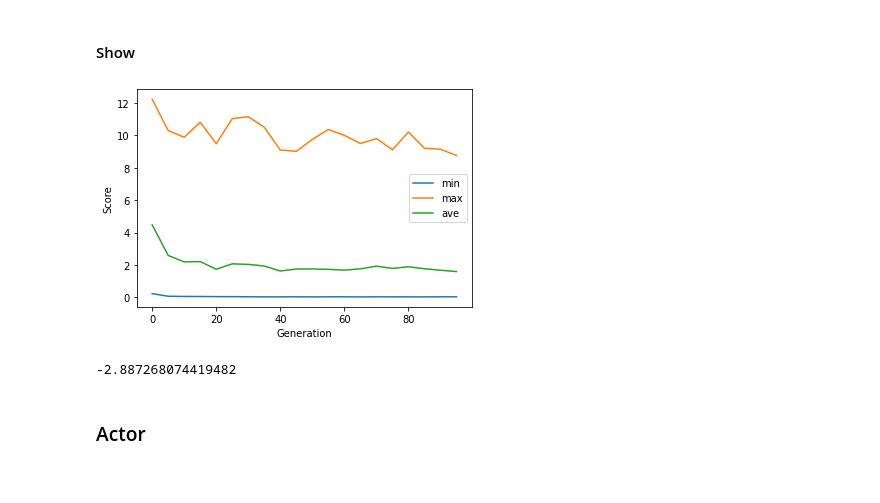
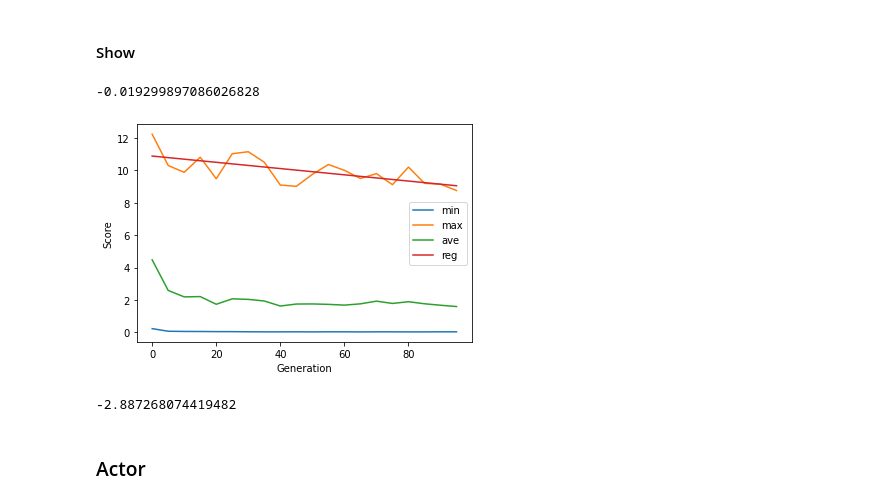
Before and after one commit to oyako-li/TPG, a Jupyter notebook: profile.ipynb, the cells around one changed output. Saved outputs shown, nothing was run; the diff lists cells and outputs as text; code cells hidden in the pictures.

```diff
--- a/profile.ipynb
+++ b/profile.ipynb
@@ -532,10 +546,14 @@ ma=np.divide(ma,10)
 av=np.divide(av,10)
 ge = np.arange((ends-mi.size)*step, ends*step, step)
 
+a,b=np.polyfit(ge,ma,1)
+fh=a*ge+b
+print(a,b)
 title = f"./results/tpg-{task.replace('/','-')}"
 plt.plot(ge, mi, label='min')
 plt.plot(ge, ma, label='max')
 plt.plot(ge, av, label='ave')
+plt.plot(ge, fh, label='reg')
 
 plt.ylabel('Score')
 plt.xlabel('Generation')
@@ -543,6 +561,6 @@ plt.legend()
 plt.savefig(f"{title}.png")
 plt.show()
 with open(f'{title}.txt','w') as f:
-    f.write(f'min-min:{min(mi)}, max-min:{min(ma)}, ave-min:{min(av)}, min-max:{max(mi)}, max-max:{max(ma)}, ave-max:{max(av)}, min-ave:{sum(mi)/len(mi)}, max-ave:{sum(ma)/len(ma)}, ave-ave:{sum(av)/len(av)}')
+    f.write(f'min-min:{min(mi)}, max-min:{min(ma)}, ave-min:{min(av)}, min-max:{max(mi)}, max-max:{max(ma)}, ave-max:{max(av)}, min-ave:{sum(mi)/len(mi)}, max-ave:{sum(ma)/len(ma)}, ave-ave:{sum(av)/len(av)}, fh-a:{a}, fh-b:{b}')
 print(av[-1]-av[0])
 # %% [output]
@@ -757,10 +776,14 @@ ma=np.divide(ma,10)
 av=np.divide(av,10)
 ge = np.arange((ends-mi.size)*step, ends*step, step)
 
+a,b=np.polyfit(ge,ma,1)
+fh=a*ge+b
+print(a)
 title = f"./results/tpg-mh-{task.replace('/','-')}"
 plt.plot(ge, mi, label='min')
 plt.plot(ge, ma, label='max')
 plt.plot(ge, av, label='ave')
+plt.plot(ge, fh, label='reg')
 
 plt.ylabel('Score')
 plt.xlabel('Generation')
@@ -768,5 +791,5 @@ plt.legend()
 plt.savefig(f"{title}.png")
 plt.show()
 with open(f'{title}.txt','w') as f:
-    f.write(f'min-min:{min(mi)}, max-min:{min(ma)}, ave-min:{min(av)}, min-max:{max(mi)}, max-max:{max(ma)}, ave-max:{max(av)}, min-ave:{sum(mi)/len(mi)}, max-ave:{sum(ma)/len(ma)}, ave-ave:{sum(av)/len(av)}')
+    f.write(f'min-min:{min(mi)}, max-min:{min(ma)}, ave-min:{min(av)}, min-max:{max(mi)}, max-max:{max(ma)}, ave-max:{max(av)}, min-ave:{sum(mi)/len(mi)}, max-ave:{sum(ma)/len(ma)}, ave-ave:{sum(av)/len(av)}, fh-a:{a}, fh-b:{b}')
 # %% [output]
@@ -798,36 +822,41 @@ step=5
 ends = (renge//step)
 
 mi = np.zeros(ends)
 ma = np.zeros(ends)
 av = np.zeros(ends)
 end=0
 for file in files:
     _mi, _ma, _av, end = log_load(file,task, renge=renge, _step=step)
     assert _mi.size==mi.size, f'{file} {_mi.size} dont match'
     mi=np.add(mi,_mi)
     ma=np.add(ma,_ma)
     av=np.add(av,_av)
 mi=np.divide(mi,10)
 ma=np.divide(ma,10)
 av=np.divide(av,10)
 ge = np.arange((ends-mi.size)*step, ends*step, step)
 
+a,b=np.polyfit(ge,ma,1)
+fh=a*ge+b
+print(a,b)
 title = f"./results/tpg-emulator-{task.replace('/','-')}"
 plt.plot(ge, mi, label='min')
 plt.plot(ge, ma, label='max')
 plt.plot(ge, av, label='ave')
+plt.plot(ge, fh, label='reg')
 
 plt.ylabel('Score')
 plt.xlabel('Generation')
 plt.legend()
 plt.savefig(f"{title}.png")
 plt.show()
 with open(f'{title}.txt','w') as f:
-    f.write(f'min-min:{min(mi)}, max-min:{min(ma)}, ave-min:{min(av)}, min-max:{max(mi)}, max-max:{max(ma)}, ave-max:{max(av)}, min-ave:{sum(mi)/len(mi)}, max-ave:{sum(ma)/len(ma)}, ave-ave:{sum(av)/len(av)}')
+    f.write(f'min-min:{min(mi)}, max-min:{min(ma)}, ave-min:{min(av)}, min-max:{max(mi)}, max-max:{max(ma)}, ave-max:{max(av)}, min-ave:{sum(mi)/len(mi)}, max-ave:{sum(ma)/len(ma)}, ave-ave:{sum(av)/len(av)}, fh-a:{a}, fh-b:{b}')
 print(av[-1]-av[0])
 # %% [output]
+-0.019299897086026828
-[figure, old version]
+[figure, new version]
--2.887268074419482
+-2.887268074419482
 # %% [markdown]
 ### Actor
 # %% [markdown]
```
Also changed, not shown: parts of 13 cells of this notebook, 6 other files.
